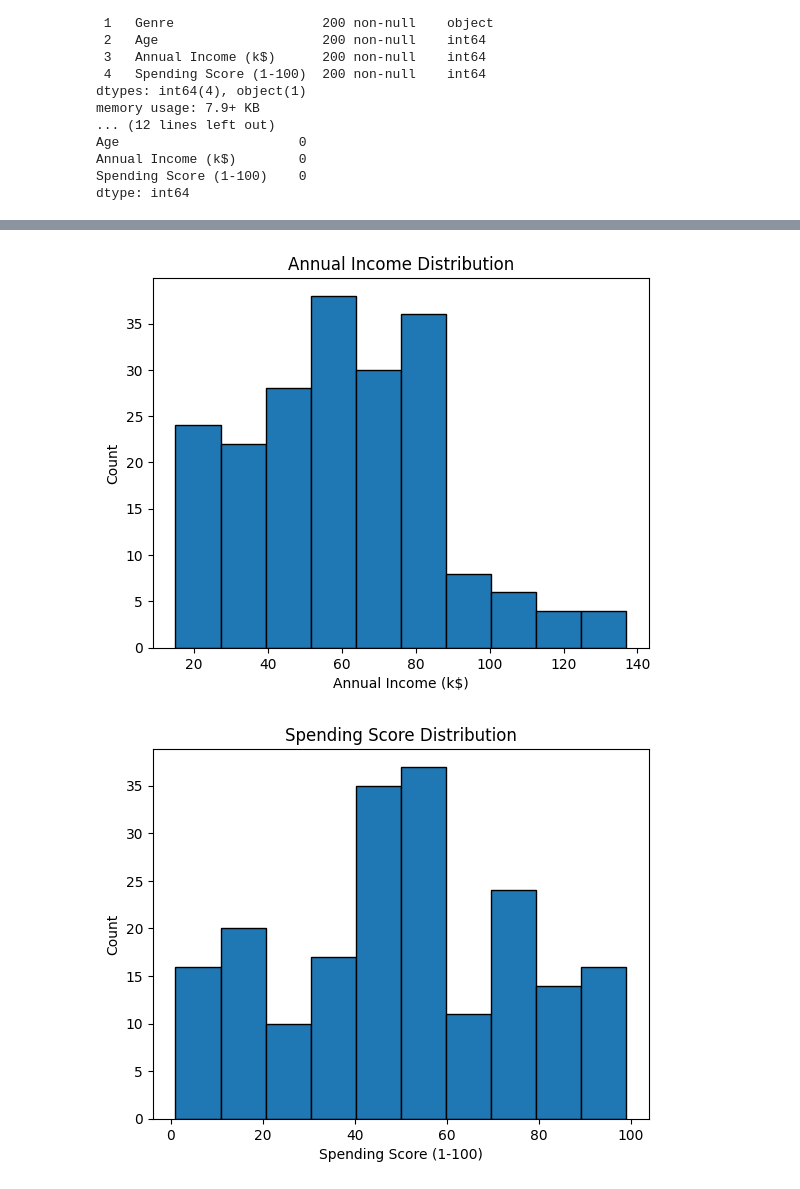
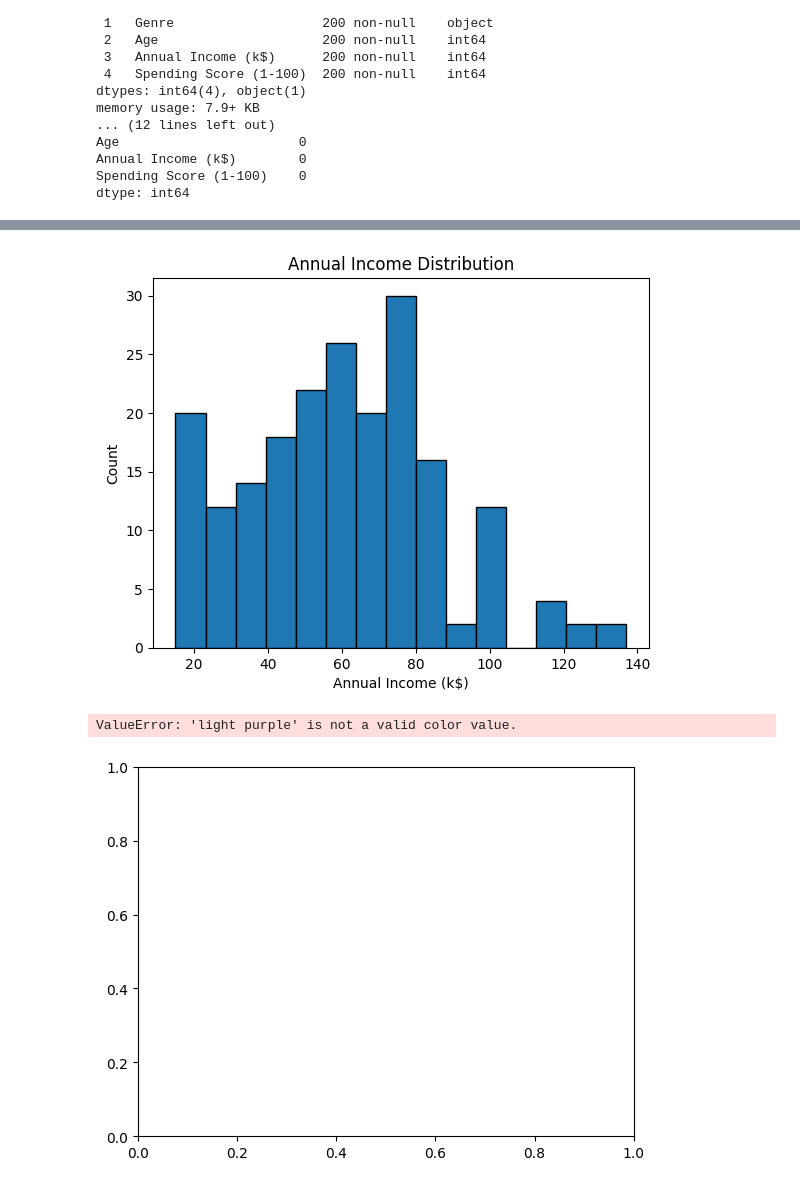
Before and after one commit to PriyankaaNigam/AI-Data-Unlocked, a Jupyter notebook: customer_segmentation/notebooks/mall_segmentation.ipynb, the cells around one changed output, grey strips where cells are left out. Saved outputs shown, nothing was run; the diff lists cells and outputs as text; code cells hidden in the pictures.

Commit message:
Change bin size and color of histograms

```diff
--- a/customer_segmentation/notebooks/mall_segmentation.ipynb
+++ b/customer_segmentation/notebooks/mall_segmentation.ipynb
@@ -68,16 +68,17 @@ plt.show()
 # %%
-plt.hist(df["Annual Income (k$)"], bins=10, edgecolor='black')
+plt.hist(df["Annual Income (k$)"], bins=15, edgecolor='black')
 plt.title("Annual Income Distribution")
 plt.xlabel("Annual Income (k$)")
 plt.ylabel("Count")
 plt.show()
 # %% [output]
-[figure, old version]
+[figure, new version]
 # %%
-plt.hist(df["Spending Score (1-100)"], bins=10, edgecolor='black')
+plt.hist(df["Spending Score (1-100)"], bins=15, edgecolor='black', color = 'light gr')
 plt.title("Spending Score Distribution")
 plt.xlabel("Spending Score (1-100)")
 plt.ylabel("Count")
 plt.show()
 # %% [output]
+ValueError: 'light purple' is not a valid color value.
-[figure, old version]
+[figure, new version]
```
Also changed, not shown: parts of 1 cell of this notebook.
